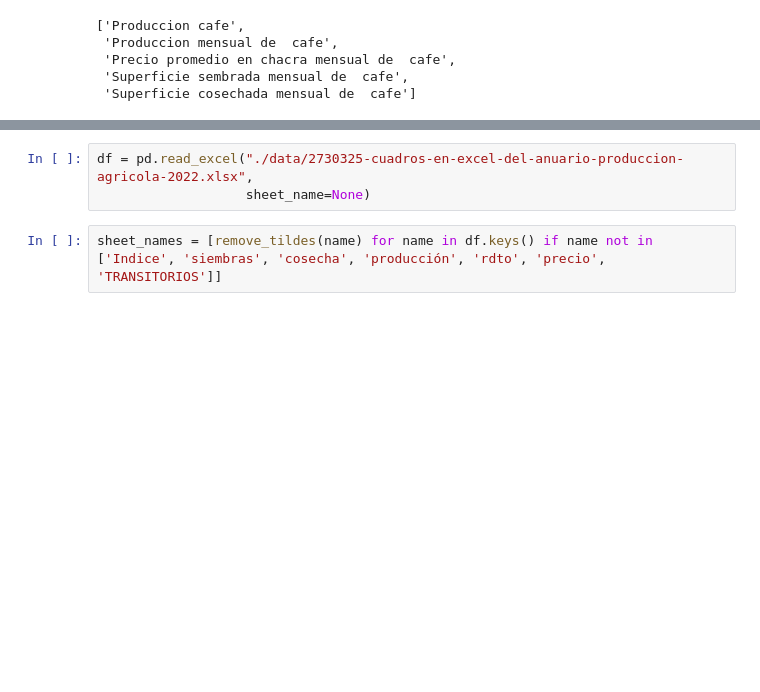
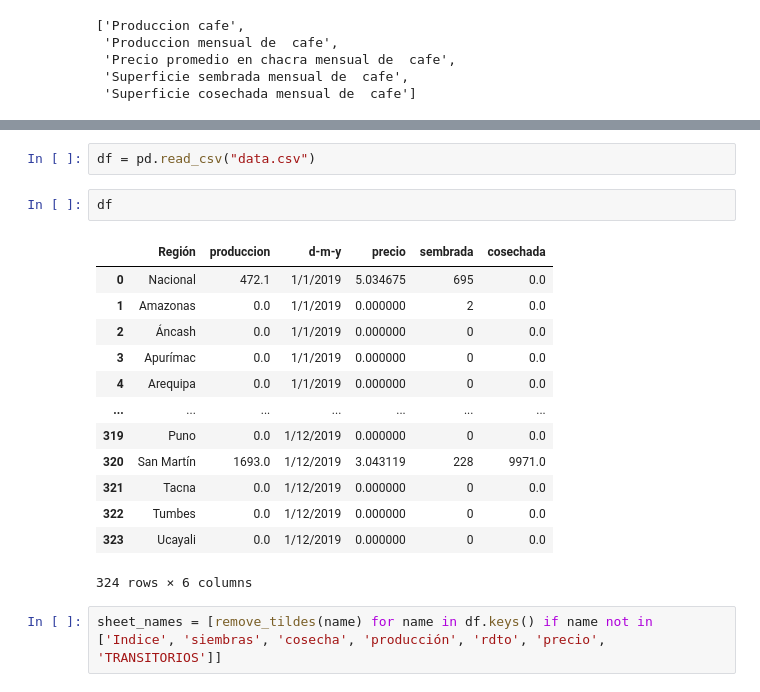
Before and after one commit to angelTCC/Produccion-Agricola-Nacional, a Jupyter notebook: CultivoData.ipynb, the cells around one changed output, grey strips where cells are left out. Cells and saved outputs as stored; diff of their text form; blank space fills up the shorter version.

Commit message:
data ready

```diff
--- a/CultivoData.ipynb
+++ b/CultivoData.ipynb
@@ -340,6 +361,21 @@ tables['Precio promedio en chacra mensual de  cafe']
 # %%
-df = pd.read_excel("./data/2730325-cuadros-en-excel-del-anuario-produccion-agricola-2022.xlsx",
-                   sheet_name=None)
+df = pd.read_csv("data.csv")
+# %%
+df
+# %% [output]
+|  | Región | produccion | d-m-y | precio | sembrada | cosechada |
+| 0 | Nacional | 472.1 | 1/1/2019 | 5.034675 | 695 | 0.0 |
+| 1 | Amazonas | 0.0 | 1/1/2019 | 0.000000 | 2 | 0.0 |
+| 2 | Áncash | 0.0 | 1/1/2019 | 0.000000 | 0 | 0.0 |
+| 3 | Apurímac | 0.0 | 1/1/2019 | 0.000000 | 0 | 0.0 |
+| 4 | Arequipa | 0.0 | 1/1/2019 | 0.000000 | 0 | 0.0 |
+| ... | ... | ... | ... | ... | ... | ... |
+| 319 | Puno | 0.0 | 1/12/2019 | 0.000000 | 0 | 0.0 |
+| 320 | San Martín | 1693.0 | 1/12/2019 | 3.043119 | 228 | 9971.0 |
+| 321 | Tacna | 0.0 | 1/12/2019 | 0.000000 | 0 | 0.0 |
+| 322 | Tumbes | 0.0 | 1/12/2019 | 0.000000 | 0 | 0.0 |
+| 323 | Ucayali | 0.0 | 1/12/2019 | 0.000000 | 0 | 0.0 |
+324 rows × 6 columns
 # %%
 sheet_names = [remove_tildes(name) for name in df.keys() if name not in ['Indice', 'siembras', 'cosecha', 'producción', 'rdto', 'precio', 'TRANSITORIOS']]
 # %%
```
Also changed, not shown: parts of 3 cells of this notebook, 7 other files.
